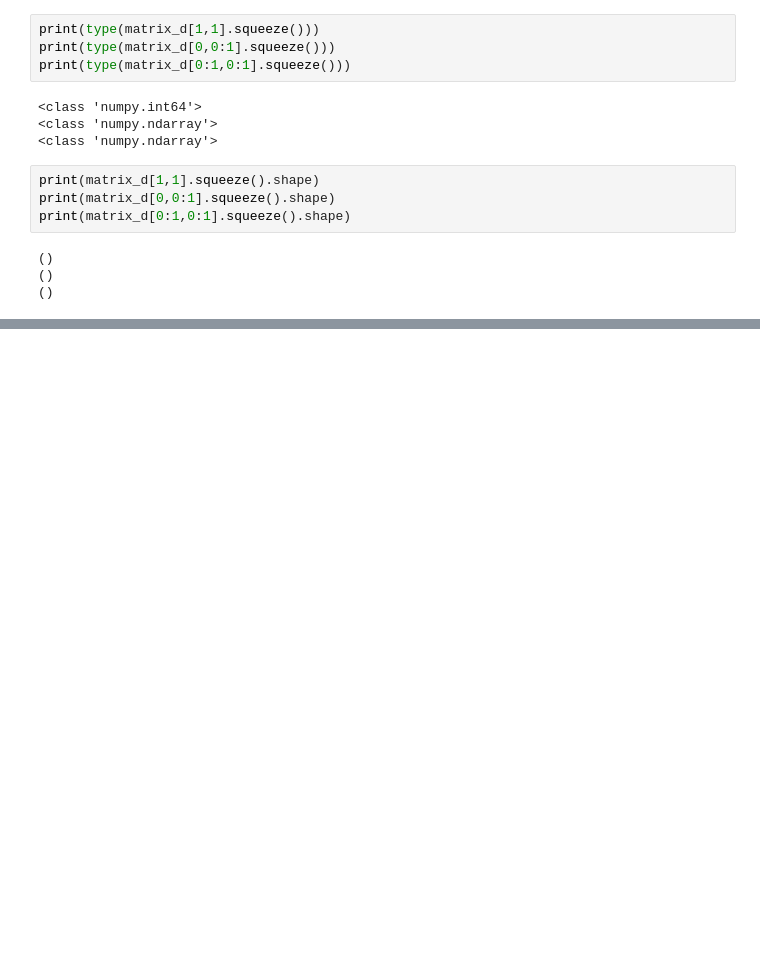
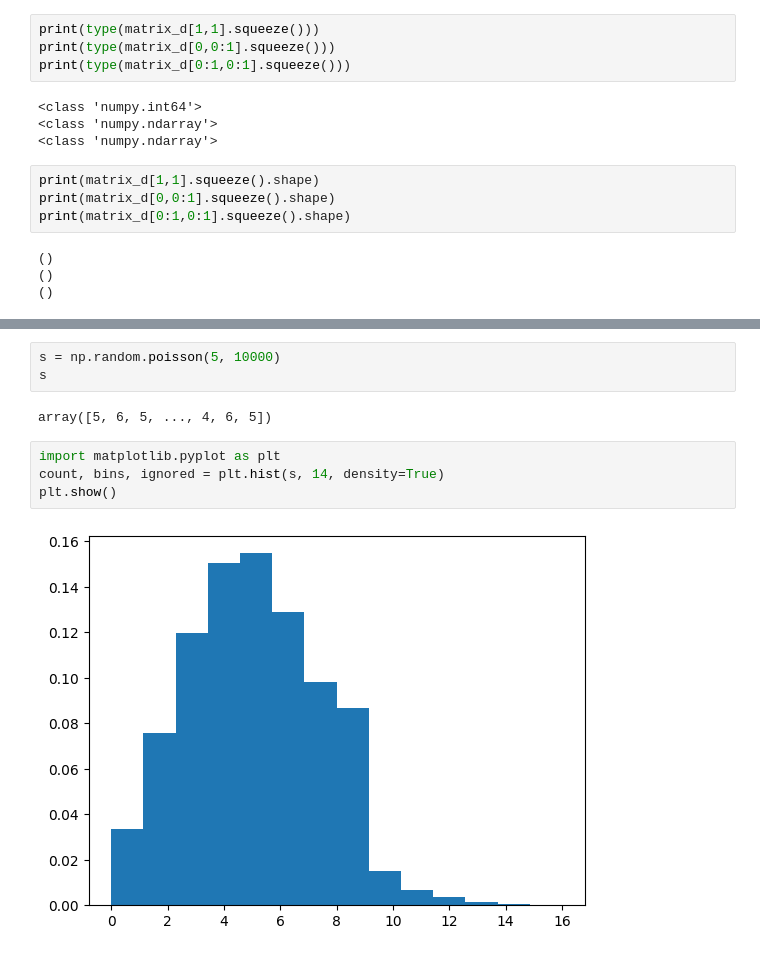
Before and after one commit to faeezeh/Numpy, a Jupyter notebook: Numpy.ipynb, the cells around one changed output, grey strips where cells are left out. Cells and saved outputs as stored; diff of their text form; blank space fills up the shorter version.

```diff
--- a/Numpy.ipynb
+++ b/Numpy.ipynb
@@ -633,0 +857,11 @@ print(matrix_d[0:1,0:1].squeeze().shape)
+# %%
+s = np.random.poisson(5, 10000)
+s
+# %% [output]
+array([5, 6, 5, ..., 4, 6, 5])
+# %%
+import matplotlib.pyplot as plt
+count, bins, ignored = plt.hist(s, 14, density=True)
+plt.show()
+# %% [output]
+[figure, added]
```
Also changed, not shown: parts of 46 cells of this notebook.
